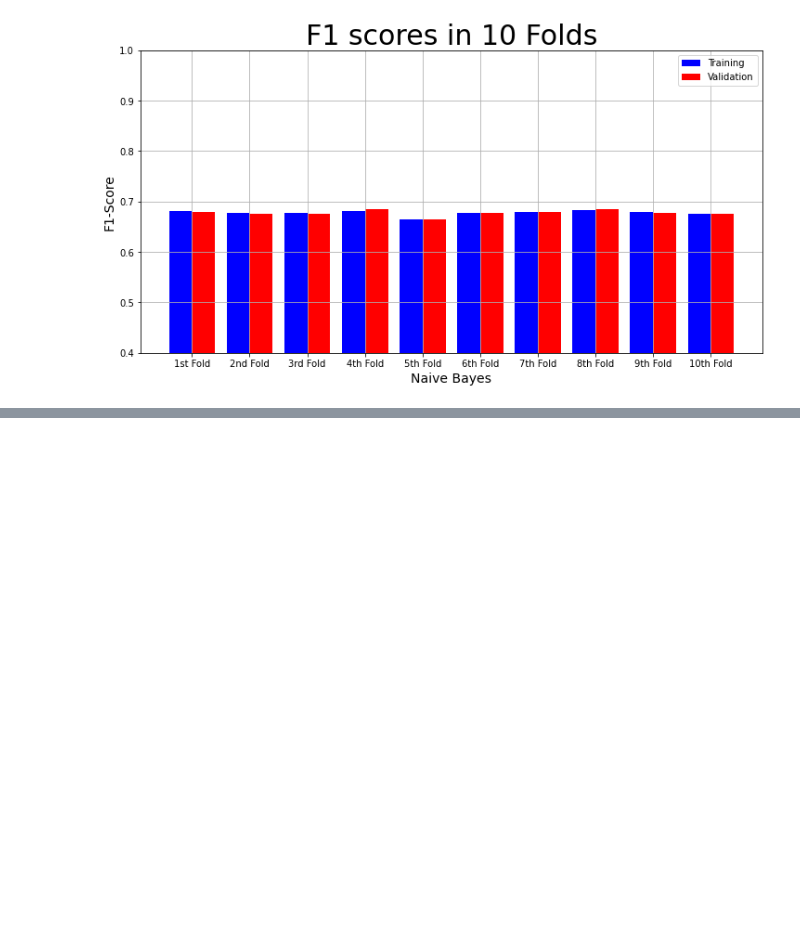
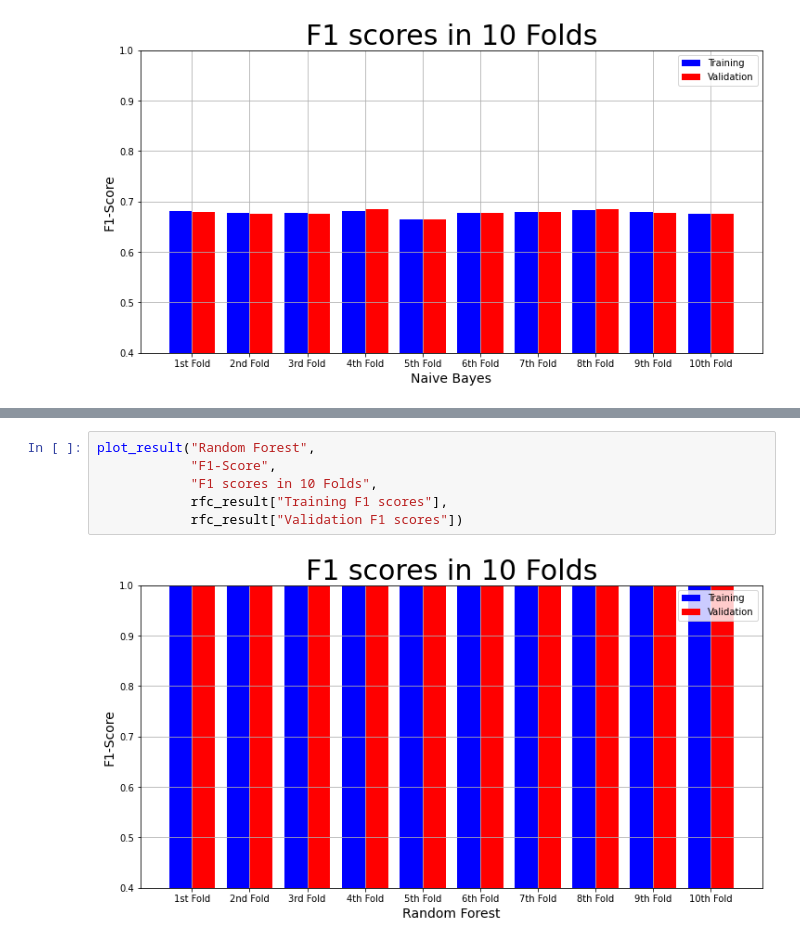
Before and after one commit to thequanic/Credit_card_fraud_detection, a Jupyter notebook: model.ipynb, the cells around one changed output, grey strips where cells are left out. Saved outputs shown, nothing was run; the diff lists cells and outputs as text; blank space fills up the shorter version.

```diff
--- a/model.ipynb
+++ b/model.ipynb
@@ -336,0 +392,8 @@ plot_result("Naive Bayes",
+# %%
+plot_result("Random Forest",
+            "F1-Score",
+            "F1 scores in 10 Folds",
+            rfc_result["Training F1 scores"],
+            rfc_result["Validation F1 scores"])
+# %% [output]
+[figure, added]
```
Also changed, not shown: parts of 5 cells of this notebook.
